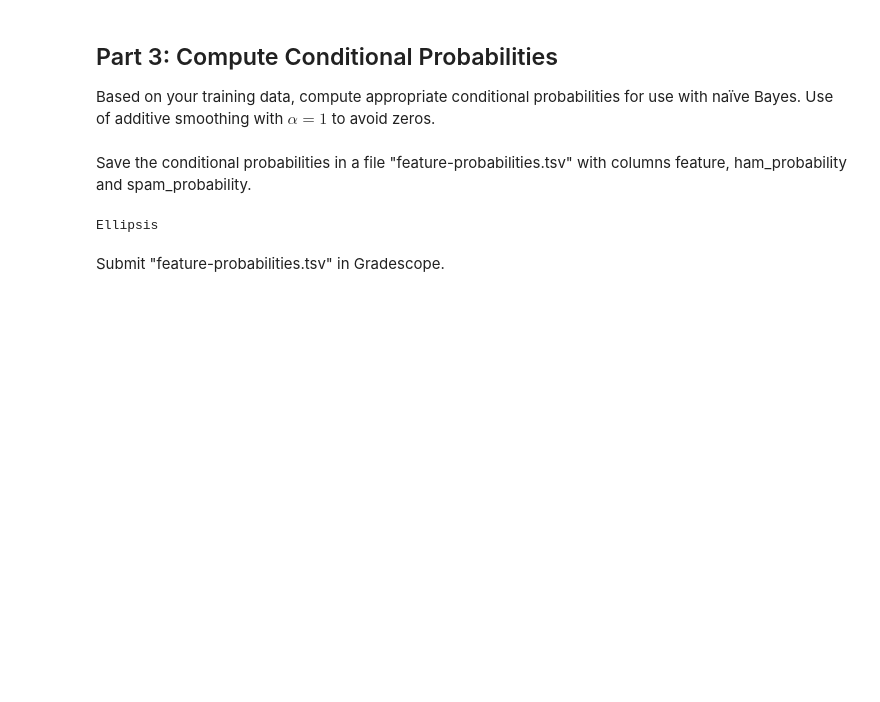
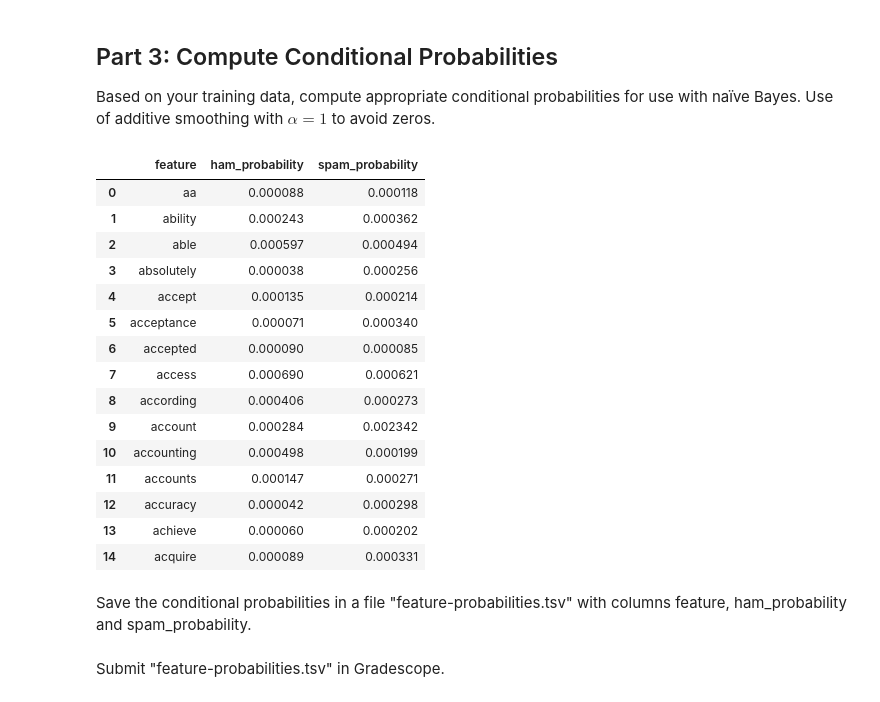
Before and after one commit to aidandig/dx704-project-09, a Jupyter notebook: dx704-project-09.ipynb, the cells around one changed output. Saved outputs shown, nothing was run; the diff lists cells and outputs as text; code cells hidden in the pictures; blank space fills up the shorter version.

Commit message:
conditional probabilities

```diff
--- a/dx704-project-09.ipynb
+++ b/dx704-project-09.ipynb
@@ -201,8 +196,57 @@ Use of additive smoothing with $\alpha=1$ to avoid zeros.
+# %%
+import numpy as np
+
+feature_idx_dict = {feat: i for i, feat in enumerate(features)}
+feature_size = len(features)
+
+spam_counts = np.zeros(feature_size, dtype=np.int64)
+ham_counts = np.zeros(feature_size, dtype=np.int64)
+
+# get feature counts for spam and ham samples
+for i, row in train.iterrows():
+    is_spam = (row['Spam/Ham'] == 'spam')
+    row_dict = json.loads(row['features_json'])
+
+    for feat, count in row_dict.items():
+        if feat in feature_idx_dict:
+            idx = feature_idx_dict[feat]
+            if is_spam:
+                spam_counts[idx] += count
+            else:
+                ham_counts[idx] += count
+
+# get totals per Spam/Ham
+total_ngrams_spam = spam_counts.sum()
+total_ngrams_ham = ham_counts.sum()
+
+# compute conditional probabilities with additive smoothing
+alpha = 1
+p_given_spam = (spam_counts + alpha) / (total_ngrams_spam + feature_size)
+p_given_ham = (ham_counts + alpha) / (total_ngrams_ham + feature_size)
+
+prob_df = pd.DataFrame({
+    'feature': features,
+    'ham_probability': p_given_ham,
+    'spam_probability': p_given_spam
+})
+
+prob_df.head(15)
+# %% [output]
+|  | feature | ham_probability | spam_probability |
+| 0 | aa | 0.000088 | 0.000118 |
+| 1 | ability | 0.000243 | 0.000362 |
+| 2 | able | 0.000597 | 0.000494 |
+| 3 | absolutely | 0.000038 | 0.000256 |
+| 4 | accept | 0.000135 | 0.000214 |
+| 5 | acceptance | 0.000071 | 0.000340 |
+| 6 | accepted | 0.000090 | 0.000085 |
+| 7 | access | 0.000690 | 0.000621 |
+| 8 | according | 0.000406 | 0.000273 |
+| 9 | account | 0.000284 | 0.002342 |
+| 10 | accounting | 0.000498 | 0.000199 |
+| 11 | accounts | 0.000147 | 0.000271 |
+| 12 | accuracy | 0.000042 | 0.000298 |
+| 13 | achieve | 0.000060 | 0.000202 |
+| 14 | acquire | 0.000089 | 0.000331 |
 # %% [markdown]
 Save the conditional probabilities in a file "feature-probabilities.tsv" with columns feature, ham_probability and spam_probability.
-# %%
-# YOUR CHANGES HERE
-
-...
-# %% [output]
-Ellipsis
```
Also changed, not shown: parts of 2 cells of this notebook, 1 other file.
